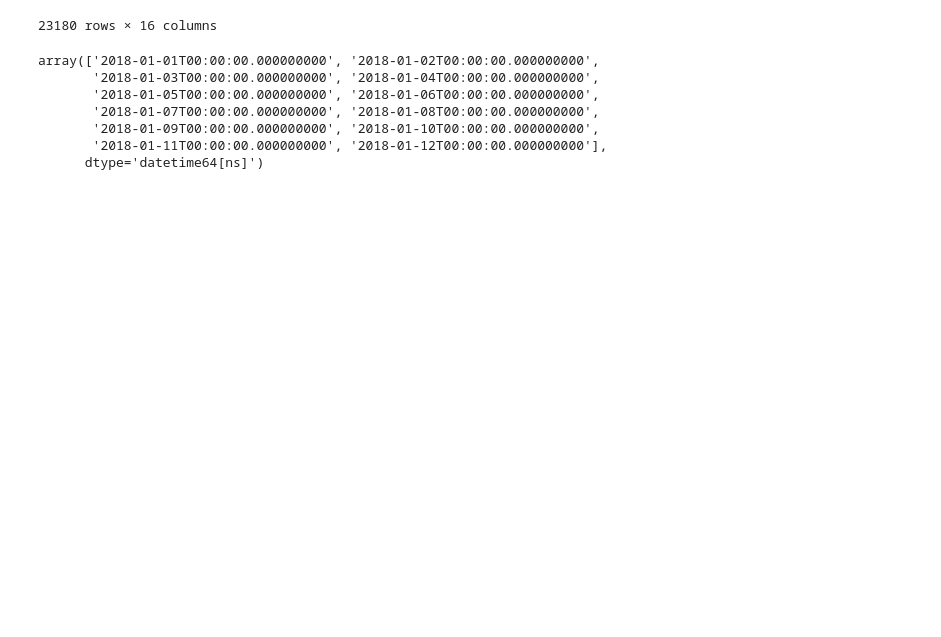
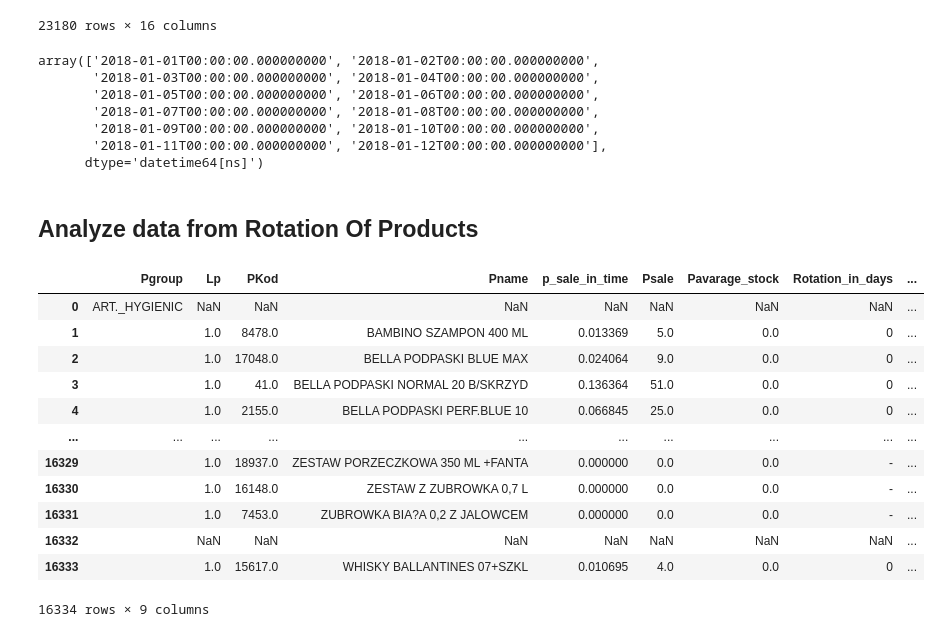
Before and after one commit to georgeolivares/Analisis-de-tienda-Poland, a Jupyter notebook: Analisis de tienda.ipynb, the cells around one changed output. Saved outputs shown, nothing was run; the diff lists cells and outputs as text; code cells hidden in the pictures; blank space fills up the shorter version.

Commit message:
cleaner product rotation csv

```diff
--- a/Analisis de tienda.ipynb
+++ b/Analisis de tienda.ipynb
@@ -462,3 +462,23 @@ array(['2018-01-01T00:00:00.000000000', '2018-01-02T00:00:00.000000000',
        '2018-01-09T00:00:00.000000000', '2018-01-10T00:00:00.000000000',
        '2018-01-11T00:00:00.000000000', '2018-01-12T00:00:00.000000000'],
       dtype='datetime64[ns]')
+# %% [markdown]
+## Analyze data from Rotation Of Products
+# %%
+dfProductRotation = pd.read_csv(r'C:\Users\jorge\Downloads\Grocery shop data\ROTATION_of_products01.01.2018-09.01.2019.csv', sep=';', decimal=',', encoding='latin1')
+# %%
+dfProductRotation
+# %% [output]
+|  | Pgroup | Lp | PKod | Pname | p_sale_in_time | Psale | Pavarage_stock | Rotation_in_days | ... |
+| 0 | ART._HYGIENIC | NaN | NaN | NaN | NaN | NaN | NaN | NaN | ... |
+| 1 |  | 1.0 | 8478.0 | BAMBINO SZAMPON 400 ML | 0.013369 | 5.0 | 0.0 | 0 | ... |
+| 2 |  | 1.0 | 17048.0 | BELLA PODPASKI BLUE MAX | 0.024064 | 9.0 | 0.0 | 0 | ... |
+| 3 |  | 1.0 | 41.0 | BELLA PODPASKI NORMAL 20 B/SKRZYD | 0.136364 | 51.0 | 0.0 | 0 | ... |
+| 4 |  | 1.0 | 2155.0 | BELLA PODPASKI PERF.BLUE 10 | 0.066845 | 25.0 | 0.0 | 0 | ... |
+| ... | ... | ... | ... | ... | ... | ... | ... | ... | ... |
+| 16329 |  | 1.0 | 18937.0 | ZESTAW PORZECZKOWA 350 ML +FANTA | 0.000000 | 0.0 | 0.0 | - | ... |
+| 16330 |  | 1.0 | 16148.0 | ZESTAW Z ZUBROWKA 0,7 L | 0.000000 | 0.0 | 0.0 | - | ... |
+| 16331 |  | 1.0 | 7453.0 | ZUBROWKA BIA?A 0,2 Z JALOWCEM | 0.000000 | 0.0 | 0.0 | - | ... |
+| 16332 |  | NaN | NaN | NaN | NaN | NaN | NaN | NaN | ... |
+| 16333 |  | 1.0 | 15617.0 | WHISKY BALLANTINES 07+SZKL | 0.010695 | 4.0 | 0.0 | 0 | ... |
+16334 rows × 9 columns
```
Also changed, not shown: parts of 12 cells of this notebook.
